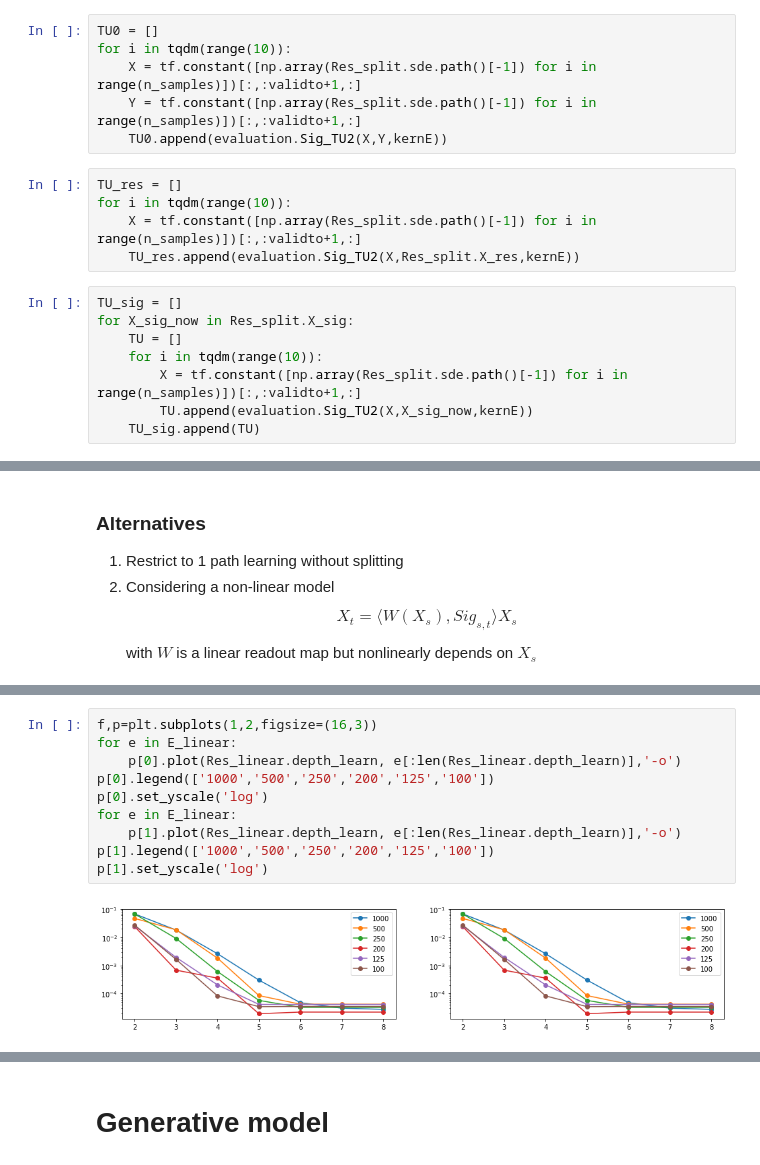
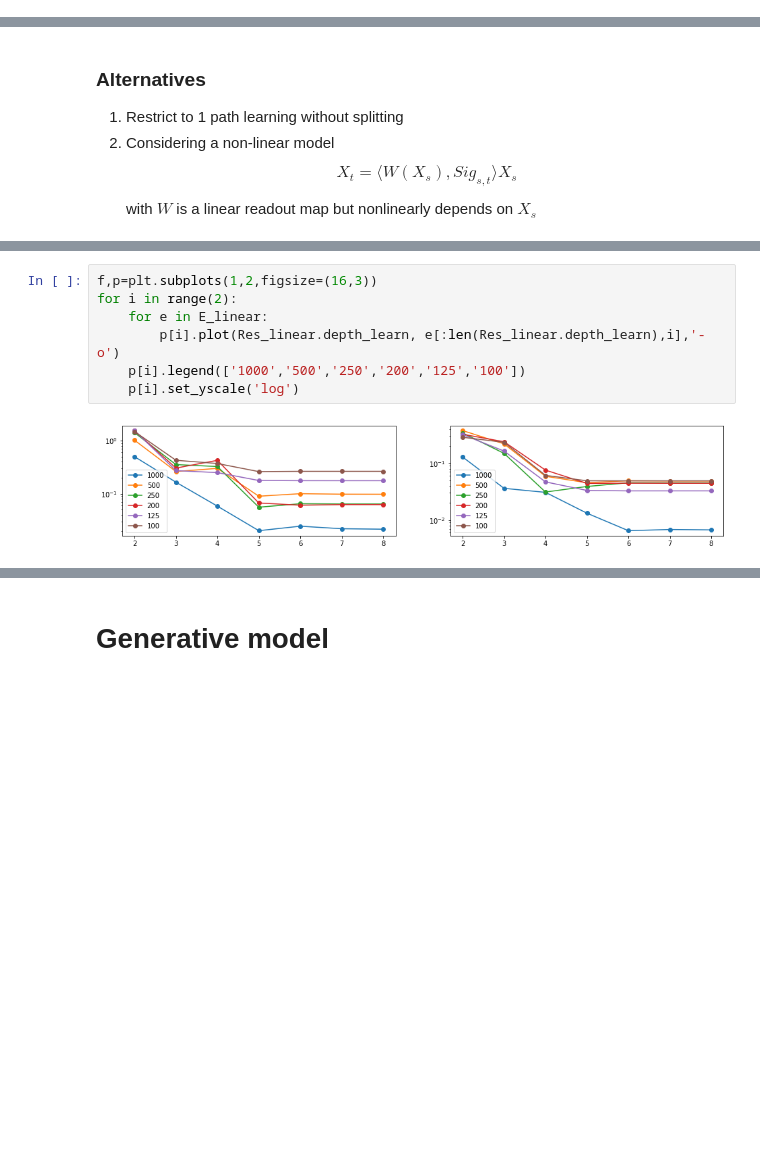
Before and after one commit to justinhou95/market_simulator, a Jupyter notebook: notebooks/resevoir4.ipynb, the cells around one changed output, grey strips where cells are left out. Saved outputs shown, nothing was run; the diff lists cells and outputs as text; blank space fills up the shorter version.

```diff
--- a/notebooks/resevoir4.ipynb
+++ b/notebooks/resevoir4.ipynb
@@ -240,22 +234,3 @@ num_levels = 3
 num_lags = 0
 kernE = kernels.SignatureKernel(base_kernel = gpflow.kernels.Exponential(), \
                                 num_levels = num_levels, order = num_levels, num_lags = num_lags)
-# %%
-TU0 = []
-for i in tqdm(range(10)):
-    X = tf.constant([np.array(Res_split.sde.path()[-1]) for i in range(n_samples)])[:,:validto+1,:]
-    Y = tf.constant([np.array(Res_split.sde.path()[-1]) for i in range(n_samples)])[:,:validto+1,:]
-    TU0.append(evaluation.Sig_TU2(X,Y,kernE))
-# %%
-TU_res = []
-for i in tqdm(range(10)):
-    X = tf.constant([np.array(Res_split.sde.path()[-1]) for i in range(n_samples)])[:,:validto+1,:]
-    TU_res.append(evaluation.Sig_TU2(X,Res_split.X_res,kernE))
-# %%
-TU_sig = []
-for X_sig_now in Res_split.X_sig:
-    TU = []
-    for i in tqdm(range(10)):
-        X = tf.constant([np.array(Res_split.sde.path()[-1]) for i in range(n_samples)])[:,:validto+1,:]
-        TU.append(evaluation.Sig_TU2(X,X_sig_now,kernE))
-    TU_sig.append(TU)
@@ -472,15 +506,12 @@ Trial: 1   Split: 4
 # %%
 f,p=plt.subplots(1,2,figsize=(16,3))
-for e in E_linear:
-    p[0].plot(Res_linear.depth_learn, e[:len(Res_linear.depth_learn)],'-o')
-p[0].legend(['1000','500','250','200','125','100'])
-p[0].set_yscale('log')
-for e in E_linear:
-    p[1].plot(Res_linear.depth_learn, e[:len(Res_linear.depth_learn)],'-o')
-p[1].legend(['1000','500','250','200','125','100'])
-p[1].set_yscale('log')
+for i in range(2):
+    for e in E_linear:
+        p[i].plot(Res_linear.depth_learn, e[:len(Res_linear.depth_learn),i],'-o')
+    p[i].legend(['1000','500','250','200','125','100'])
+    p[i].set_yscale('log')
 # %% [output]
-[figure, old version]
+[figure, new version]
 # %%
 # Case 2
 d=2    # dimension of SDE
```
Also changed, not shown: parts of 35 cells of this notebook, 26 other files.
